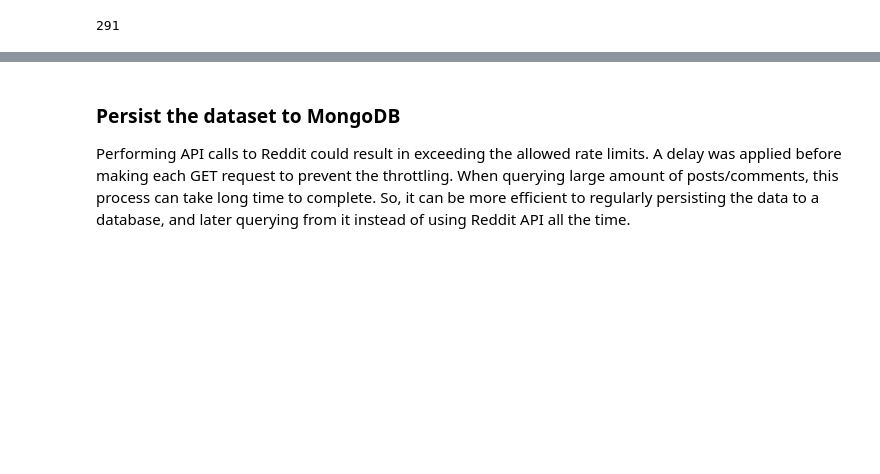
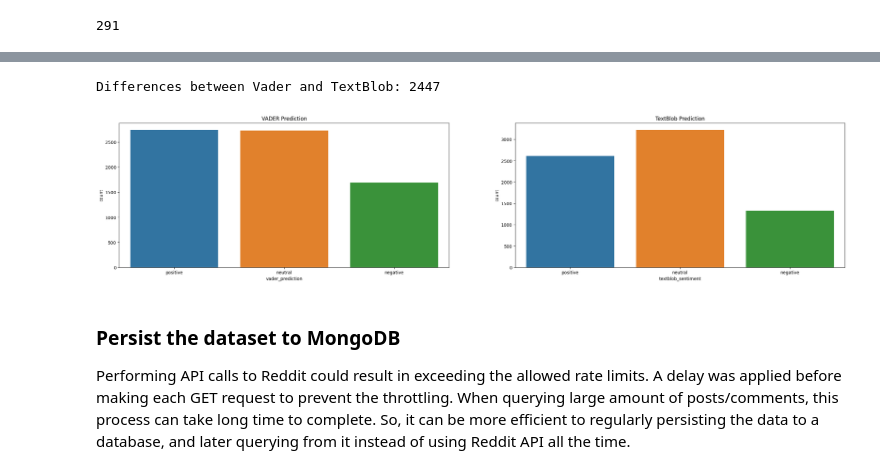
Before and after one commit to sbs23010/msc-da-sem1-ca2, a Jupyter notebook: sentiment-analysis.ipynb, the cells around one changed output, grey strips where cells are left out. Saved outputs shown, nothing was run; the diff lists cells and outputs as text; code cells hidden in the pictures; blank space fills up the shorter version.

```diff
--- a/sentiment-analysis.ipynb
+++ b/sentiment-analysis.ipynb
@@ -312,0 +355,3 @@ irish_housing_reddit_df['vader_prediction'].value_counts().plot.bar()
+# %%
+european_housing_reddit_df['created_utc'] = pd.to_datetime(european_housing_reddit_df['created_utc'], unit='s')
+european_housing_reddit_df.head()
@@ -312,0 +365,8 @@ irish_housing_reddit_df['vader_prediction'].value_counts().plot.bar()
+# %%
+# Initialize the sentiment analyzer
+sia = SentimentIntensityAnalyzer()
+
+cleaned_data = get_cleaned_data(european_housing_reddit_df['text'])
+european_housing_reddit_df['vader_prediction'] = cleaned_data.apply(predict_sentiment)
+european_housing_reddit_df['textblob_sentiment'] = cleaned_data.apply(get_sentiment)
+european_housing_reddit_df.head()
@@ -313,3 +380,13 @@ irish_housing_reddit_df['vader_prediction'].value_counts().plot.bar()
+# %%
+print(f"Differences between Vader and TextBlob: {european_housing_reddit_df[european_housing_reddit_df['vader_prediction'] != european_housing_reddit_df['textblob_sentiment']].shape[0]}")
+# %% [output]
+Differences between Vader and TextBlob: 2447
+# %%
+fig, (ax1, ax2) = plt.subplots(1,2, sharex=True, figsize=(30,6))
+sns.countplot(data=european_housing_reddit_df, x='vader_prediction', ax=ax1).set(title="VADER Prediction");
+sns.countplot(data=european_housing_reddit_df, x='textblob_sentiment', ax=ax2).set(title="TextBlob Prediction");
+# %% [output]
+[figure, added]
 # %% [markdown]
 ### Persist the dataset to MongoDB
 Performing API calls to Reddit could result in exceeding the allowed rate limits. A delay was applied before making each GET request to prevent the throttling. When querying large amount of posts/comments, this process can take long time to complete. So, it can be more efficient to regularly persisting the data to a database, and later querying from it instead of using Reddit API all the time.
```
Also changed, not shown: parts of 74 cells of this notebook.
